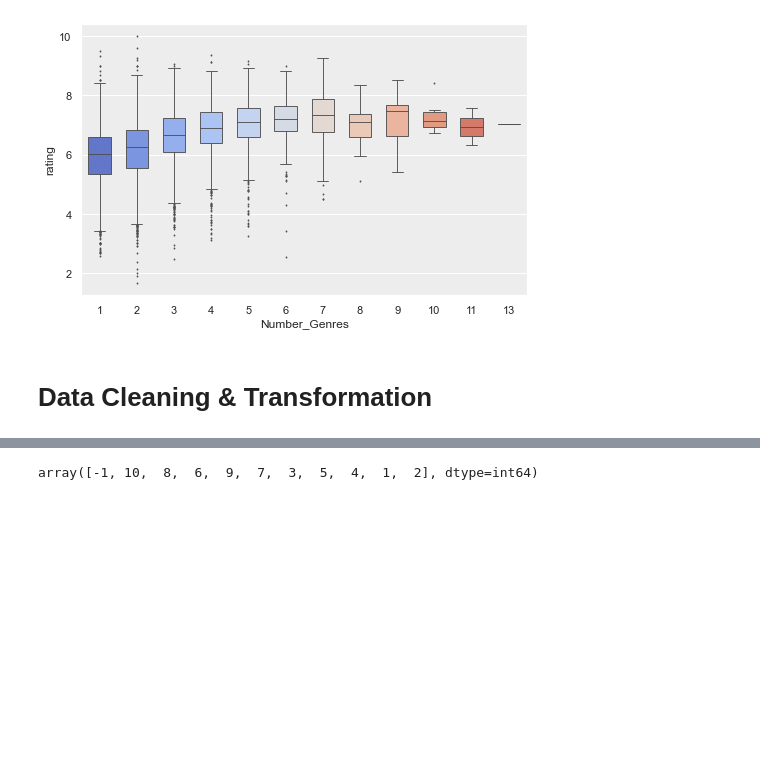
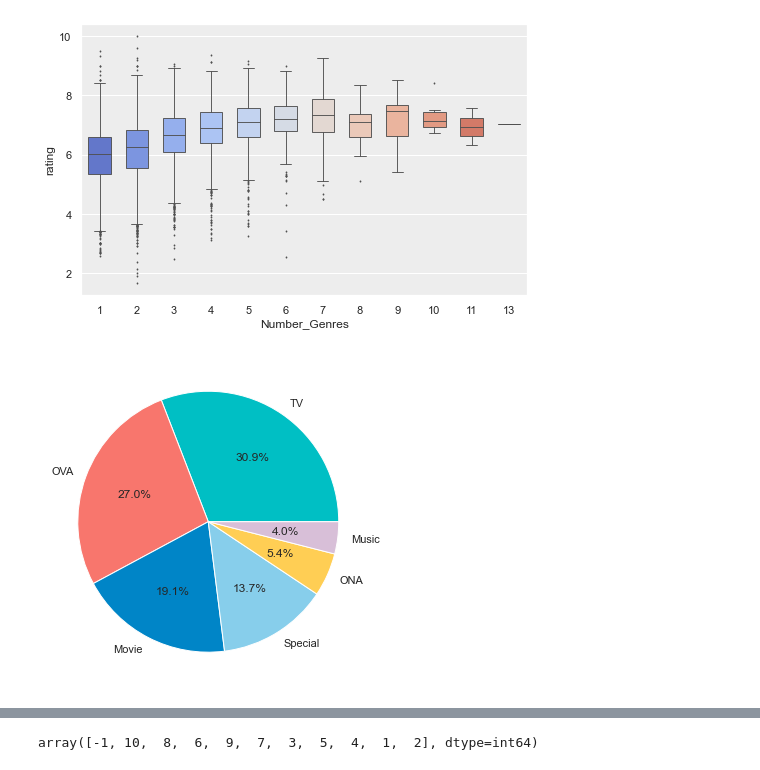
Before and after one commit to Ferdostto/Jupyter_Notebook_Test, a Jupyter notebook: BA Anime Recommendation Engine.ipynb, the cells around one changed output, grey strips where cells are left out. Saved outputs shown, nothing was run; the diff lists cells and outputs as text; code cells hidden in the pictures; blank space fills up the shorter version.

```diff
--- a/BA Anime Recommendation Engine.ipynb
+++ b/BA Anime Recommendation Engine.ipynb
@@ -180,5 +196,12 @@ ax = sns.boxplot(x="Number_Genres", y="rating", data=anime, palette = 'coolwarm'
 plt.savefig('Number_Genres_Rating', dpi = 300)
 # %% [output]
 [figure]
-# %% [markdown]
-# Data Cleaning & Transformation
+# %%
+type_release = anime.type.value_counts()
+palette = [ '#00BFC4' ,'#F8766D', '#0085C7', 'skyblue', "#FFCE54", 'thistle']
+sns.set_palette(palette)
+plt.pie(type_release, autopct='%.1f%%', labels = type_release.index)
+
+plt.savefig('Number_Genres_Rating', dpi = 300)
+# %% [output]
+[figure, added]
```
Also changed, not shown: parts of 16 cells of this notebook, 8 other files.
